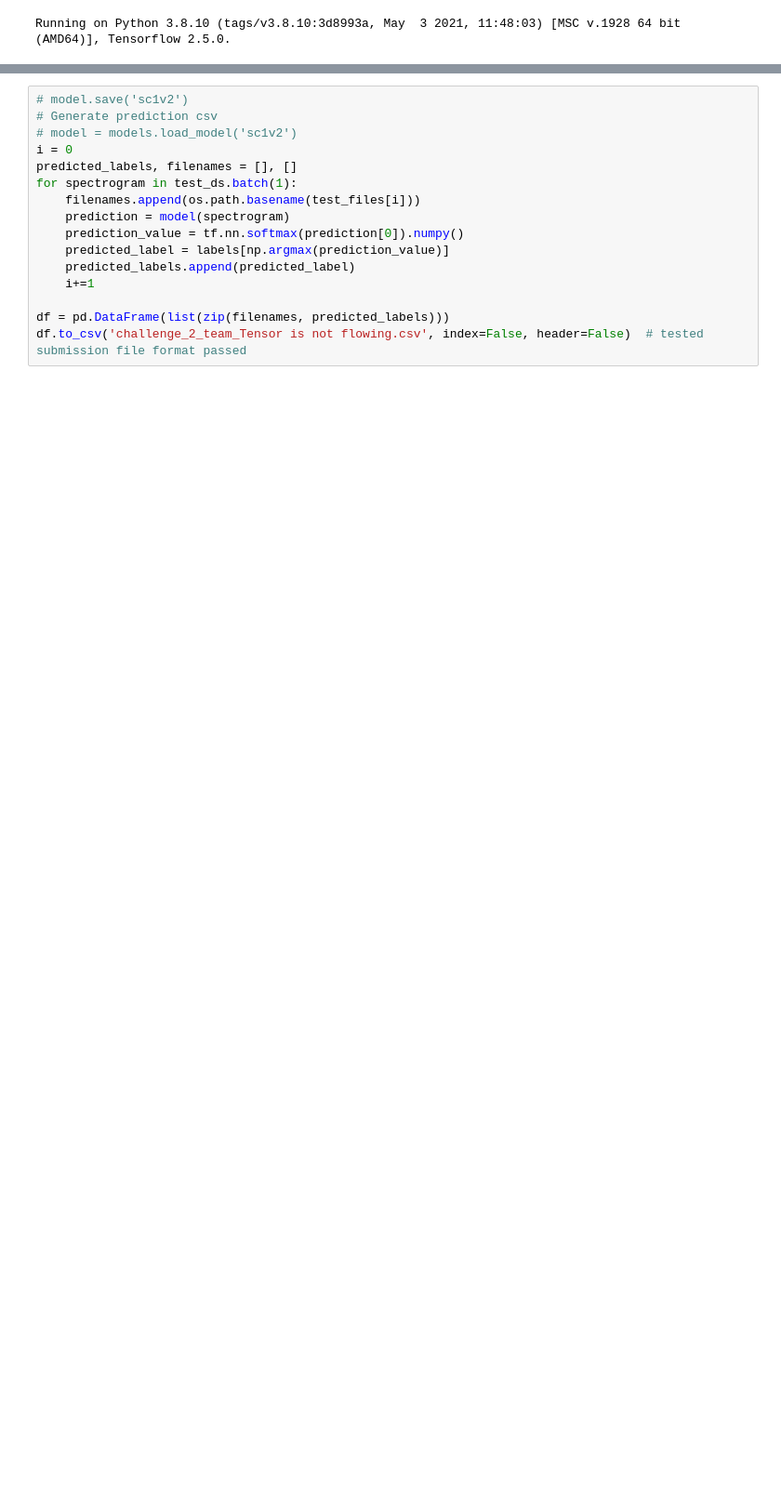
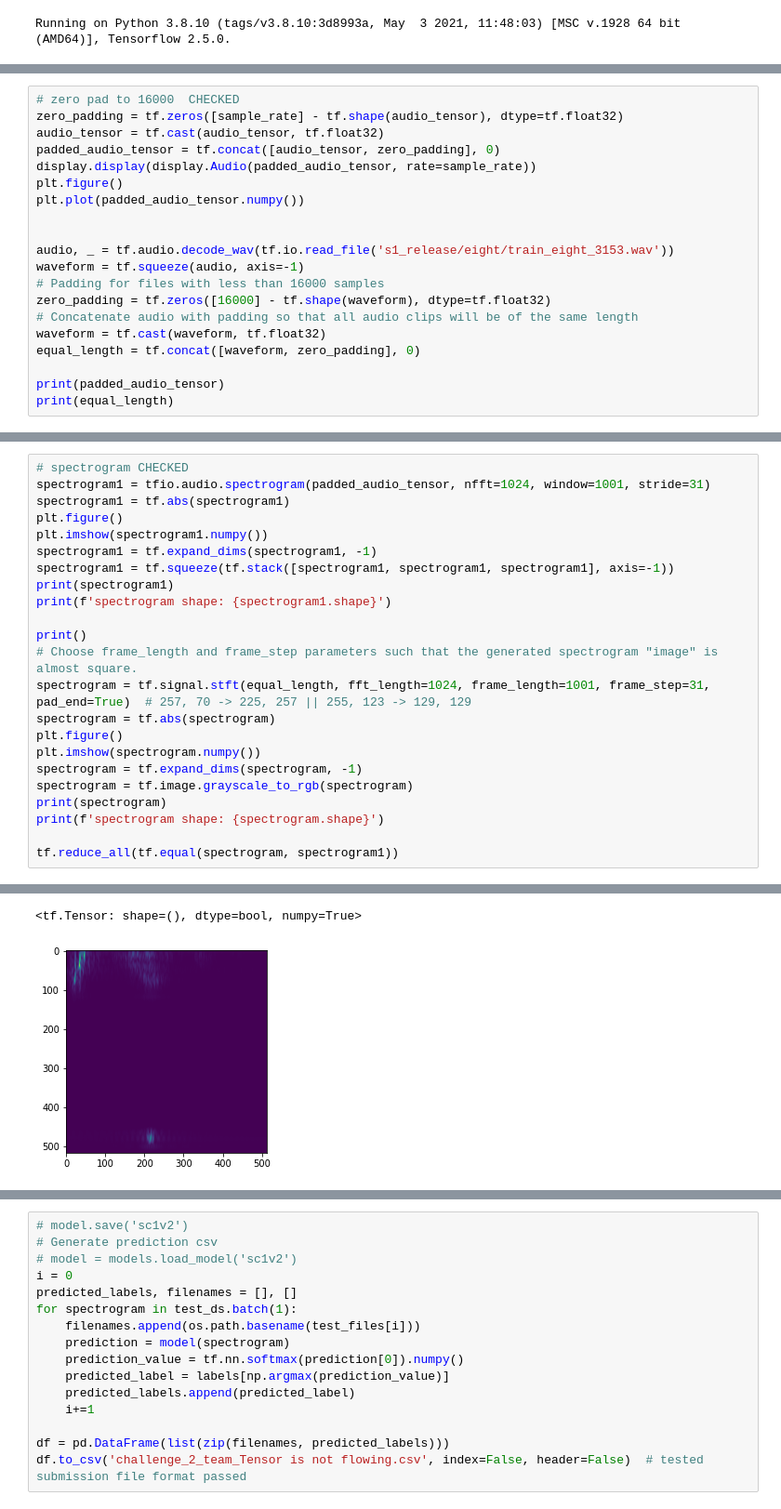
Before and after one commit to aliencaocao/TIL-2021, a Jupyter notebook: SC1 V2.ipynb, the cells around one changed output, grey strips where cells are left out. Shown at 93% size. Drawn from its saved outputs; the diff is of its cells as text; blank space fills up the shorter version.

```diff
--- a/SC1 V2.ipynb
+++ b/SC1 V2.ipynb
@@ -61,0 +82,20 @@ Test set size 649
+# %%
+# zero pad to 16000  CHECKED
+zero_padding = tf.zeros([sample_rate] - tf.shape(audio_tensor), dtype=tf.float32)
+audio_tensor = tf.cast(audio_tensor, tf.float32)
+padded_audio_tensor = tf.concat([audio_tensor, zero_padding], 0)
+display.display(display.Audio(padded_audio_tensor, rate=sample_rate))
+plt.figure()
+plt.plot(padded_audio_tensor.numpy())
+
+
+audio, _ = tf.audio.decode_wav(tf.io.read_file('s1_release/eight/train_eight_3153.wav'))
+waveform = tf.squeeze(audio, axis=-1)
+# Padding for files with less than 16000 samples
+zero_padding = tf.zeros([16000] - tf.shape(waveform), dtype=tf.float32)
+# Concatenate audio with padding so that all audio clips will be of the same length
+waveform = tf.cast(waveform, tf.float32)
+equal_length = tf.concat([waveform, zero_padding], 0)
+
+print(padded_audio_tensor)
+print(equal_length)
@@ -61,0 +111,24 @@ Test set size 649
+# %%
+# spectrogram CHECKED
+spectrogram1 = tfio.audio.spectrogram(padded_audio_tensor, nfft=1024, window=1001, stride=31)
+spectrogram1 = tf.abs(spectrogram1)
+plt.figure()
+plt.imshow(spectrogram1.numpy())
+spectrogram1 = tf.expand_dims(spectrogram1, -1)
+spectrogram1 = tf.squeeze(tf.stack([spectrogram1, spectrogram1, spectrogram1], axis=-1))
+print(spectrogram1)
+print(f'spectrogram shape: {spectrogram1.shape}')
+
+print()
+# Choose frame_length and frame_step parameters such that the generated spectrogram "image" is almost square.
+spectrogram = tf.signal.stft(equal_length, fft_length=1024, frame_length=1001, frame_step=31, pad_end=True)  # 257, 70 -> 225, 257 || 255, 123 -> 129, 129
+spectrogram = tf.abs(spectrogram)
+plt.figure()
+plt.imshow(spectrogram.numpy())
+spectrogram = tf.expand_dims(spectrogram, -1)
+spectrogram = tf.image.grayscale_to_rgb(spectrogram)
+print(spectrogram)
+print(f'spectrogram shape: {spectrogram.shape}')
+
+tf.reduce_all(tf.equal(spectrogram, spectrogram1))
+# %% [output]
@@ -61,0 +152,2 @@ Test set size 649
+<tf.Tensor: shape=(), dtype=bool, numpy=True>
+[figure, added]
```
Also changed, not shown: parts of 10 cells of this notebook, 17 other files.
